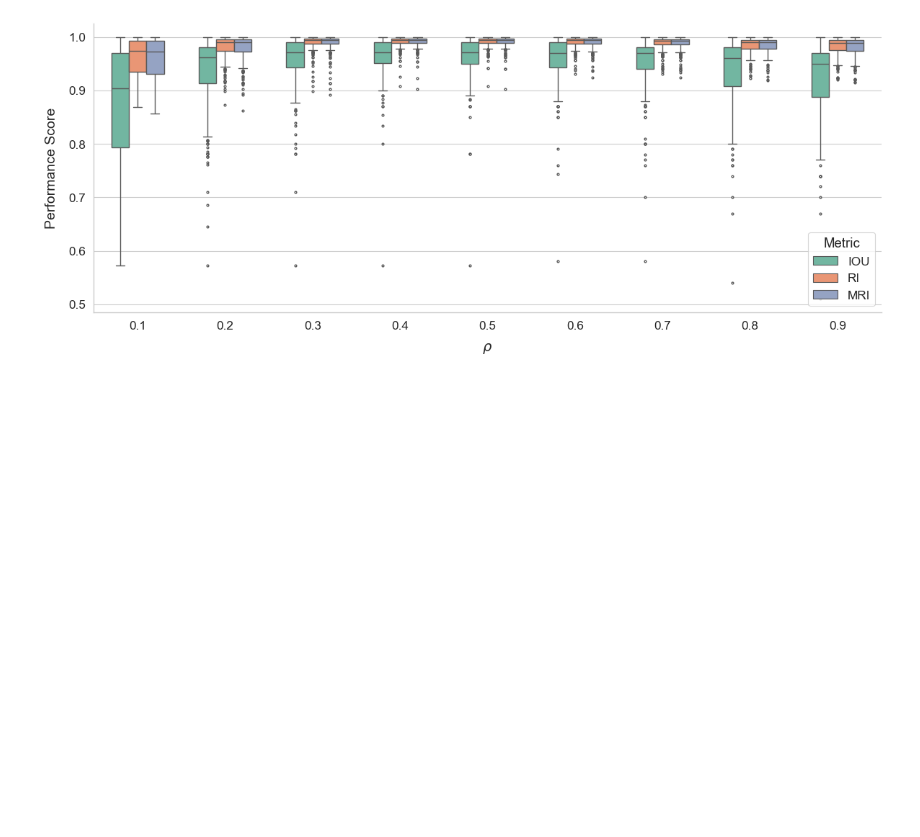
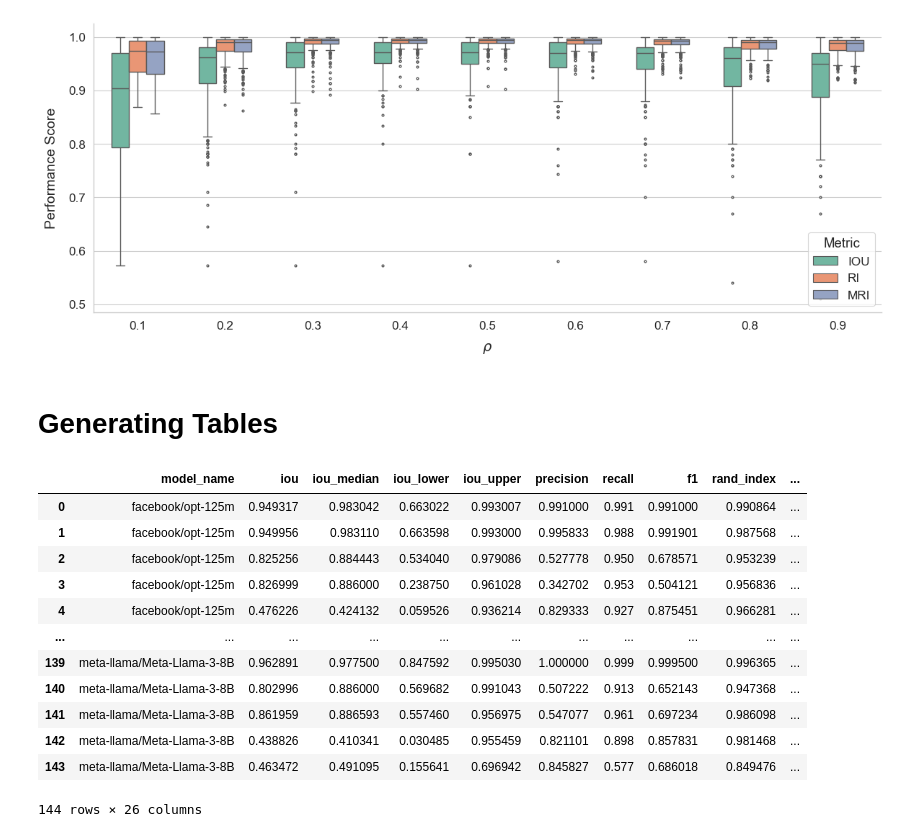
Before and after one commit to subroy13/WISER, a Jupyter notebook: scripts/paper_plots.ipynb, the cells around one changed output. Drawn from its saved outputs; the diff is of its cells as text; code cells hidden in the pictures; blank space fills up the shorter version.

```diff
--- a/scripts/paper_plots.ipynb
+++ b/scripts/paper_plots.ipynb
@@ -684,3 +684,5 @@ plt.savefig("../figures/ablation_rho_gumbel.pdf", dpi = 300)
 plt.show()
 # %% [output]
 [figure]
+# %% [markdown]
+# Generating Tables
@@ -686,0 +693,18 @@ plt.show()
+# %%
+# read the detection files
+df = pd.read_csv(os.path.join("..", "data", "n2500_detections.csv"))
+df
+# %% [output]
+|  | model_name | iou | iou_median | iou_lower | iou_upper | precision | recall | f1 | rand_index | ... |
+| 0 | facebook/opt-125m | 0.949317 | 0.983042 | 0.663022 | 0.993007 | 0.991000 | 0.991 | 0.991000 | 0.990864 | ... |
+| 1 | facebook/opt-125m | 0.949956 | 0.983110 | 0.663598 | 0.993000 | 0.995833 | 0.988 | 0.991901 | 0.987568 | ... |
+| 2 | facebook/opt-125m | 0.825256 | 0.884443 | 0.534040 | 0.979086 | 0.527778 | 0.950 | 0.678571 | 0.953239 | ... |
+| 3 | facebook/opt-125m | 0.826999 | 0.886000 | 0.238750 | 0.961028 | 0.342702 | 0.953 | 0.504121 | 0.956836 | ... |
+| 4 | facebook/opt-125m | 0.476226 | 0.424132 | 0.059526 | 0.936214 | 0.829333 | 0.927 | 0.875451 | 0.966281 | ... |
+| ... | ... | ... | ... | ... | ... | ... | ... | ... | ... | ... |
+| 139 | meta-llama/Meta-Llama-3-8B | 0.962891 | 0.977500 | 0.847592 | 0.995030 | 1.000000 | 0.999 | 0.999500 | 0.996365 | ... |
+| 140 | meta-llama/Meta-Llama-3-8B | 0.802996 | 0.886000 | 0.569682 | 0.991043 | 0.507222 | 0.913 | 0.652143 | 0.947368 | ... |
+| 141 | meta-llama/Meta-Llama-3-8B | 0.861959 | 0.886593 | 0.557460 | 0.956975 | 0.547077 | 0.961 | 0.697234 | 0.986098 | ... |
+| 142 | meta-llama/Meta-Llama-3-8B | 0.438826 | 0.410341 | 0.030485 | 0.955459 | 0.821101 | 0.898 | 0.857831 | 0.981468 | ... |
+| 143 | meta-llama/Meta-Llama-3-8B | 0.463472 | 0.491095 | 0.155641 | 0.696942 | 0.845827 | 0.577 | 0.686018 | 0.849476 | ... |
+144 rows × 26 columns
```
Also changed, not shown: parts of 1 cell of this notebook, 9 other files.
